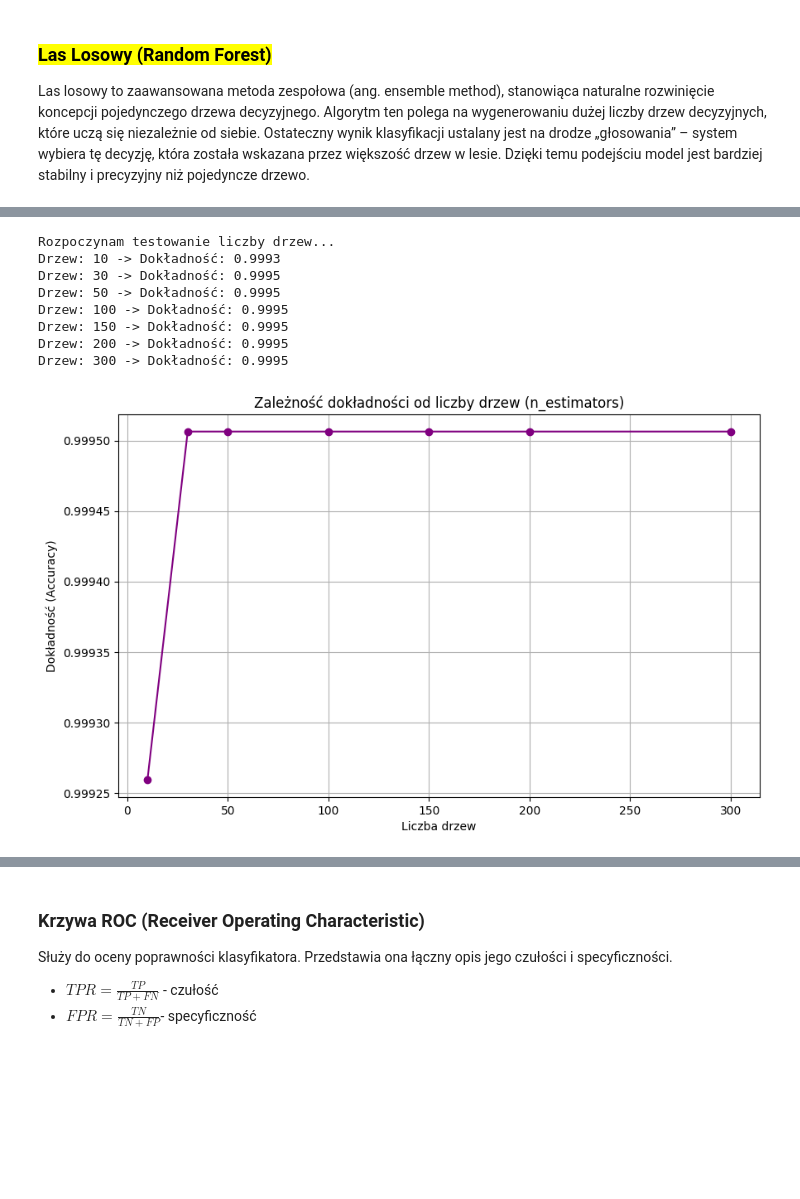
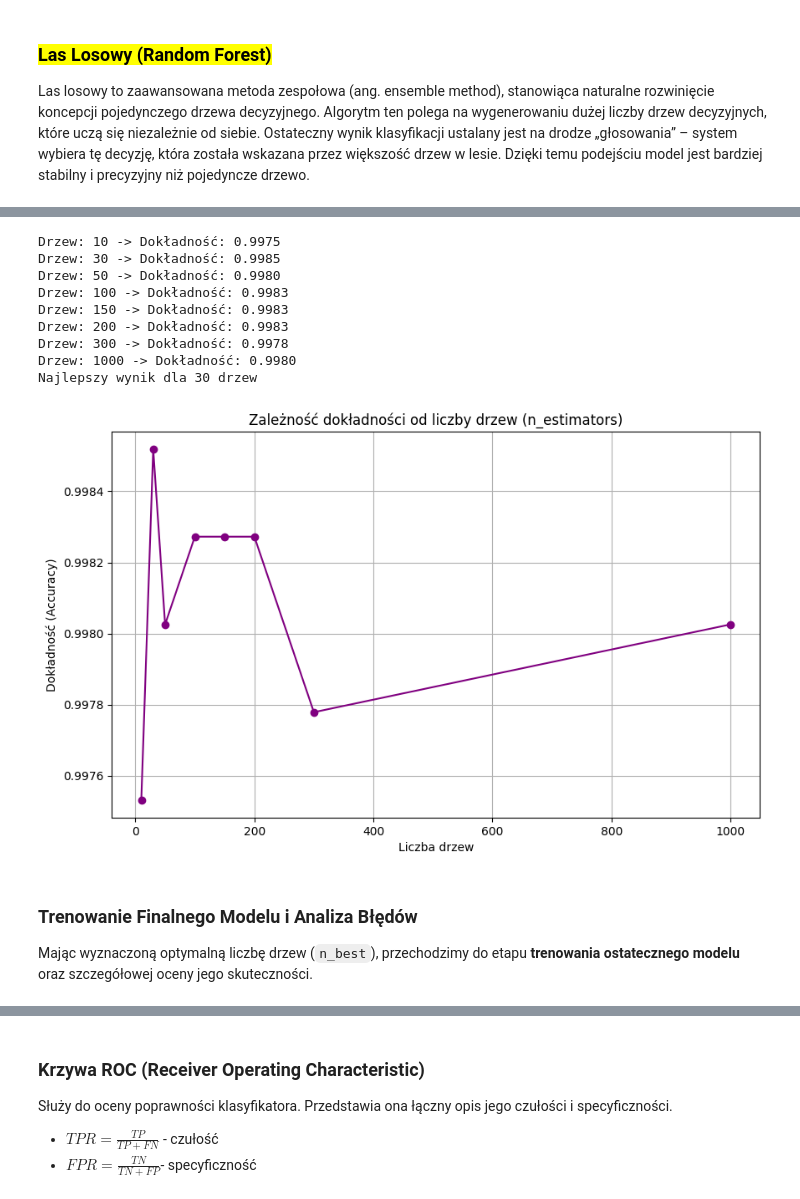
Before and after one commit to Soldier211/systemy-bi, a Jupyter notebook: projekt.ipynb, the cells around one changed output, grey strips where cells are left out. Cells and saved outputs as stored; diff of their text form; code cells hidden in the pictures; blank space fills up the shorter version.

```diff
--- a/projekt.ipynb
+++ b/projekt.ipynb
@@ -411,37 +423,41 @@ Las losowy to zaawansowana metoda zespołowa (ang. ensemble method), stanowiąca
 # %%
 # Lista liczby drzew do sprawdzenia
-n_trees_list = [10, 30, 50, 100, 150, 200, 300]
+n_trees_list = [10, 30, 50, 100, 150, 200, 300, 1000]
 scores = []
-
-print("Rozpoczynam testowanie liczby drzew...")
 
 for n in n_trees_list:
     rf = RandomForestClassifier(n_estimators=n, random_state=42, n_jobs=-1)
     rf.fit(X_train, y_train.values.ravel())
 
     score = accuracy_score(y_val, rf.predict(X_val))
     scores.append(score)
     print(f"Drzew: {n} -> Dokładność: {score:.4f}")
 
 n_best = n_trees_list[scores.index(max(scores))]
+print(f'Najlepszy wynik dla {n_best} drzew')
 
 plt.figure(figsize=(10, 6))
 plt.plot(n_trees_list, scores, marker='o', linestyle='-', color='purple')
 plt.title('Zależność dokładności od liczby drzew (n_estimators)')
 plt.xlabel('Liczba drzew')
 plt.ylabel('Dokładność (Accuracy)')
 plt.grid(True)
 plt.show()
 # %% [output]
-Rozpoczynam testowanie liczby drzew...
-Drzew: 10 -> Dokładność: 0.9993
-Drzew: 30 -> Dokładność: 0.9995
-Drzew: 50 -> Dokładność: 0.9995
-Drzew: 100 -> Dokładność: 0.9995
-Drzew: 150 -> Dokładność: 0.9995
-Drzew: 200 -> Dokładność: 0.9995
-Drzew: 300 -> Dokładność: 0.9995
+Drzew: 10 -> Dokładność: 0.9975
+Drzew: 30 -> Dokładność: 0.9985
+Drzew: 50 -> Dokładność: 0.9980
+Drzew: 100 -> Dokładność: 0.9983
+Drzew: 150 -> Dokładność: 0.9983
+Drzew: 200 -> Dokładność: 0.9983
+Drzew: 300 -> Dokładność: 0.9978
+Drzew: 1000 -> Dokładność: 0.9980
+Najlepszy wynik dla 30 drzew
-[figure, old version]
+[figure, new version]
+# %% [markdown]
+### Trenowanie Finalnego Modelu i Analiza Błędów
+
+Mając wyznaczoną optymalną liczbę drzew (`n_best`), przechodzimy do etapu **trenowania ostatecznego modelu** oraz szczegółowej oceny jego skuteczności.
 # %%
 # Stworzenie i dopasowanie modelu Lasu Losowego
 # n_estimators to liczba drzew w lesie
```
Also changed, not shown: parts of 17 cells of this notebook.
